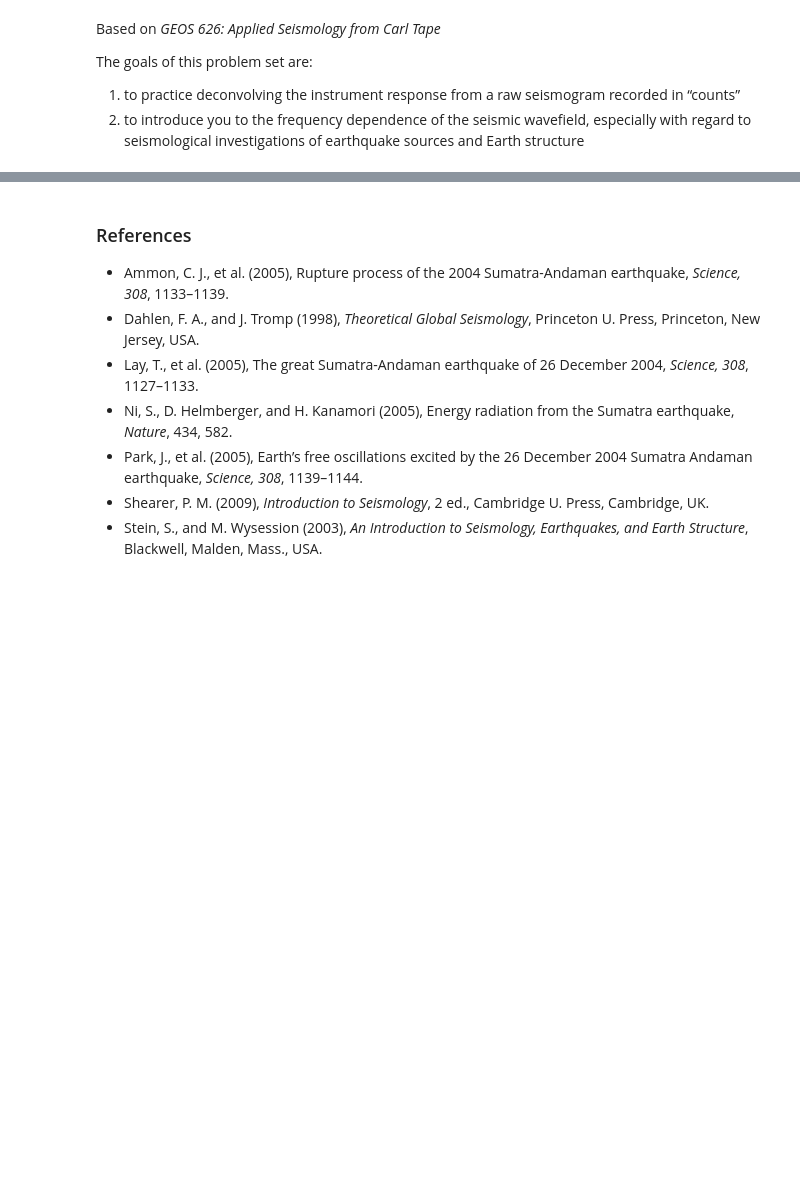
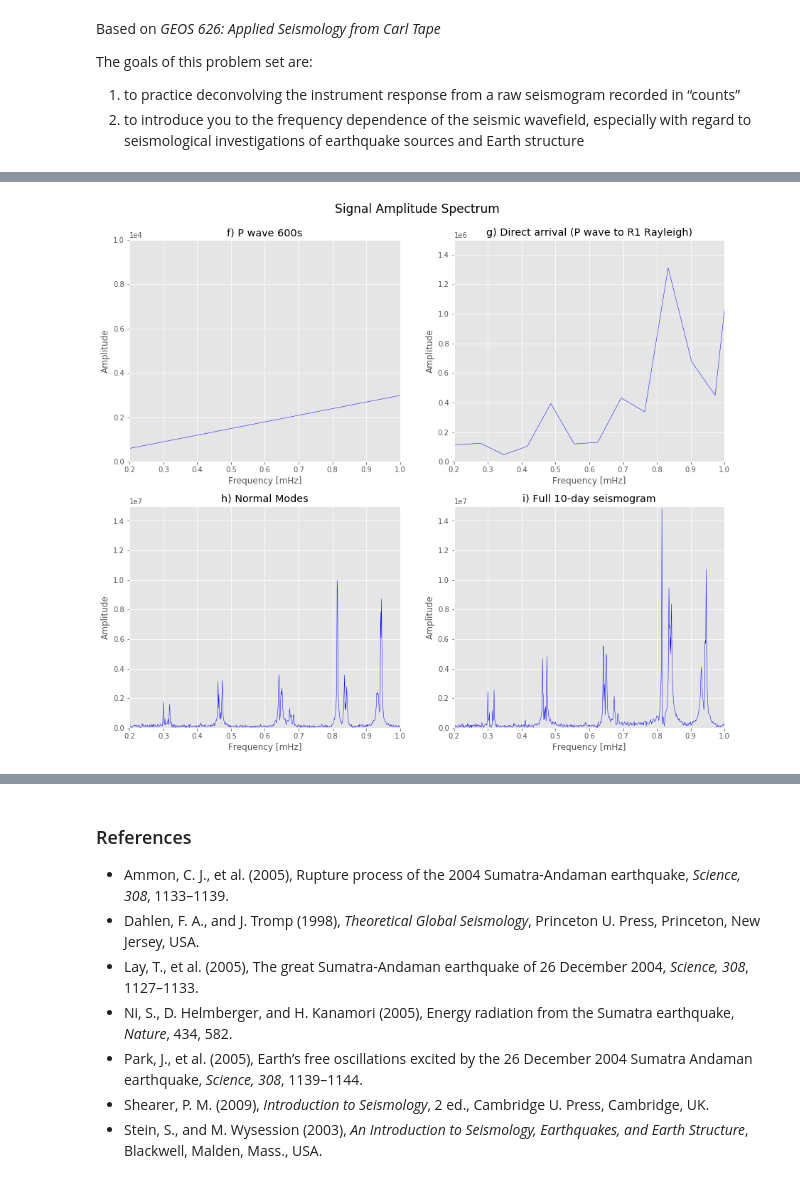
Before and after one commit to heinerigel/2017-JupyterNotebooksForGeophysics, a Jupyter notebook: Notebooks/05_SumatraEarthquake/Sumatra_PartA_presentation/SumatraA_Problem3.ipynb, the cells around one changed output, grey strips where cells are left out. Drawn from its saved outputs; the diff is of its cells as text; code cells hidden in the pictures; blank space fills up the shorter version.

```diff
--- a/Notebooks/05_SumatraEarthquake/Sumatra_PartA_presentation/SumatraA_Problem3.ipynb
+++ b/Notebooks/05_SumatraEarthquake/Sumatra_PartA_presentation/SumatraA_Problem3.ipynb
@@ -158,0 +299,53 @@ plt.show()
+# %%
+# Plotting parameter
+plt.rcParams['figure.figsize'] = 15, 12
+plt.rcParams['lines.linewidth'] = 0.5
+low = 2E-1
+high = 1
+
+# Zoom into the range 0.2 - 1.0 mHz
+plt.subplot(221)
+plt.plot(freq1*1000, abs(y1_fft), 'b', lw=0.5)
+plt.legend()
+plt.title('f) P wave 600s')
+plt.xlabel('Frequency [mHz]')
+plt.ylabel('Amplitude')
+plt.xlim(low, high) # limited to lower frquencies
+plt.ylim(0, 1E4)
+plt.ticklabel_format(style='sci', axis='both', scilimits=(0,0))
+
+plt.subplot(222)
+plt.plot(freq2*1000, abs(y2_fft), 'b', lw=0.5)
+plt.legend()
+plt.title('g) Direct arrival (P wave to R1 Rayleigh)')
+plt.xlabel('Frequency [mHz]')
+plt.ylabel('Amplitude')
+plt.xlim(low, high) # limited to lower frquencies
+plt.ylim(0, 0.15E7)
+plt.ticklabel_format(style='sci', axis='both', scilimits=(0,0))
+
+plt.subplot(223)
+plt.plot(freq3*1000, abs(y3_fft), 'b', lw=0.5)
+plt.legend()
+plt.title('h) Normal Modes')
+plt.xlabel('Frequency [mHz]')
+plt.ylabel('Amplitude')
+plt.xlim(low, high) # limited to lower frquencies
+plt.ylim(0, 0.15E8)
+plt.ticklabel_format(style='sci', axis='both', scilimits=(0,0))
+
+plt.subplot(224)
+plt.plot(freq4*1000, abs(y4_fft), 'b', lw=0.5)
+plt.legend()
+plt.title('i) Full 10-day seismogram')
+plt.xlabel('Frequency [mHz]')
+plt.ylabel('Amplitude')
+plt.xlim(low, high) # limited to lower frquencies
+plt.ylim(0, 0.15E8)
+plt.ticklabel_format(style='sci', axis='both', scilimits=(0,0))
+
+plt.suptitle("Signal Amplitude Spectrum", size =17)
+plt.subplots_adjust(top=0.92)
+plt.show()
+# %% [output]
+[figure, added]
```
Also changed, not shown: parts of 34 cells of this notebook.
